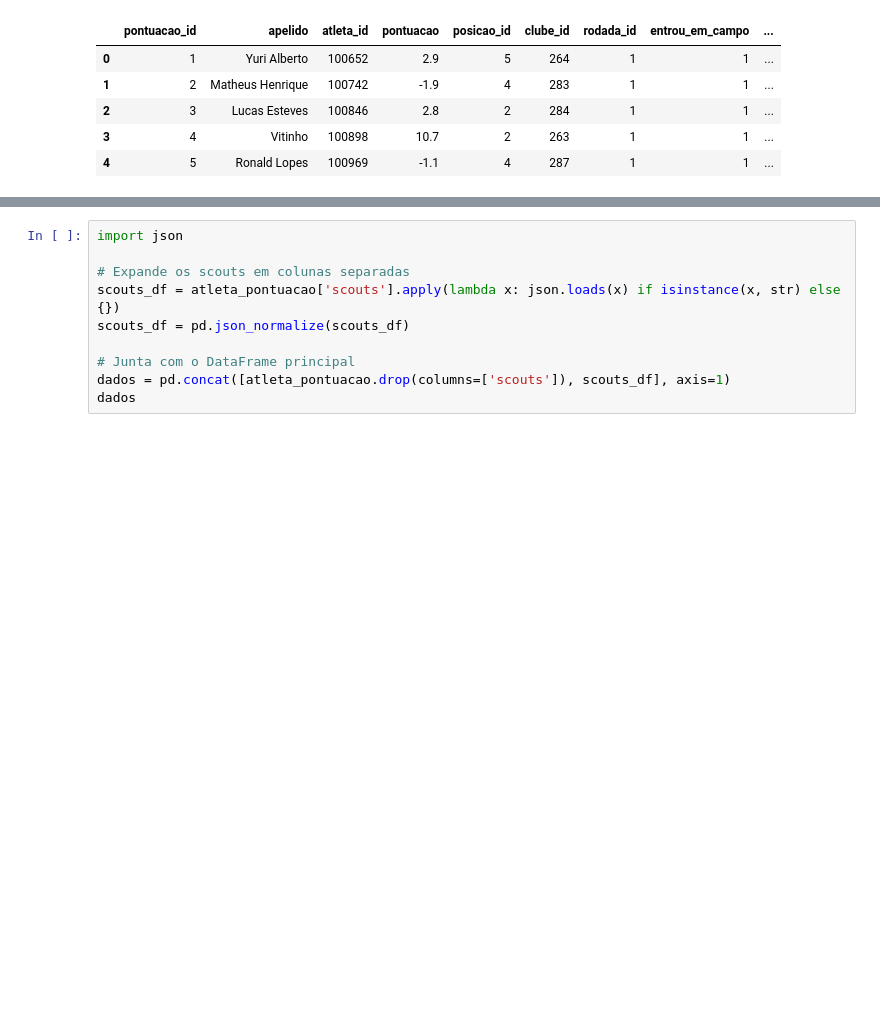
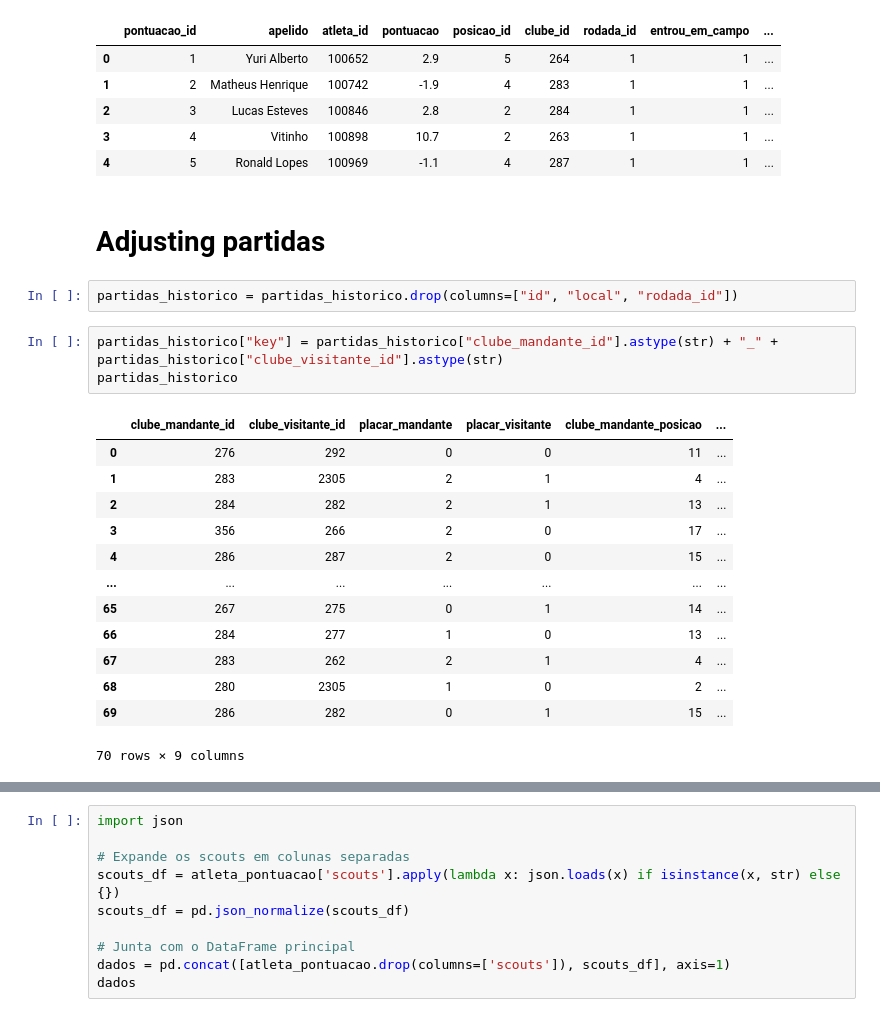
Before and after one commit to josefcaique/cartola, a Jupyter notebook: main.ipynb, the cells around one changed output, grey strips where cells are left out. Cells and saved outputs as stored; diff of their text form; blank space fills up the shorter version.

```diff
--- a/main.ipynb
+++ b/main.ipynb
@@ -87,3 +102,24 @@ atleta_pontuacao.head()
 | 2 | 3 | Lucas Esteves | 100846 | 2.8 | 2 | 284 | 1 | 1 | ... |
 | 3 | 4 | Vitinho | 100898 | 10.7 | 2 | 263 | 1 | 1 | ... |
 | 4 | 5 | Ronald Lopes | 100969 | -1.1 | 4 | 287 | 1 | 1 | ... |
+# %% [markdown]
+# Adjusting partidas
+# %%
+partidas_historico = partidas_historico.drop(columns=["id", "local", "rodada_id"])
+# %%
+partidas_historico["key"] = partidas_historico["clube_mandante_id"].astype(str) + "_" + partidas_historico["clube_visitante_id"].astype(str)
+partidas_historico
+# %% [output]
+|  | clube_mandante_id | clube_visitante_id | placar_mandante | placar_visitante | clube_mandante_posicao | ... |
+| 0 | 276 | 292 | 0 | 0 | 11 | ... |
+| 1 | 283 | 2305 | 2 | 1 | 4 | ... |
+| 2 | 284 | 282 | 2 | 1 | 13 | ... |
+| 3 | 356 | 266 | 2 | 0 | 17 | ... |
+| 4 | 286 | 287 | 2 | 0 | 15 | ... |
+| ... | ... | ... | ... | ... | ... | ... |
+| 65 | 267 | 275 | 0 | 1 | 14 | ... |
+| 66 | 284 | 277 | 1 | 0 | 13 | ... |
+| 67 | 283 | 262 | 2 | 1 | 4 | ... |
+| 68 | 280 | 2305 | 1 | 0 | 2 | ... |
+| 69 | 286 | 282 | 0 | 1 | 15 | ... |
+70 rows × 9 columns
```
Also changed, not shown: parts of 8 cells of this notebook.
